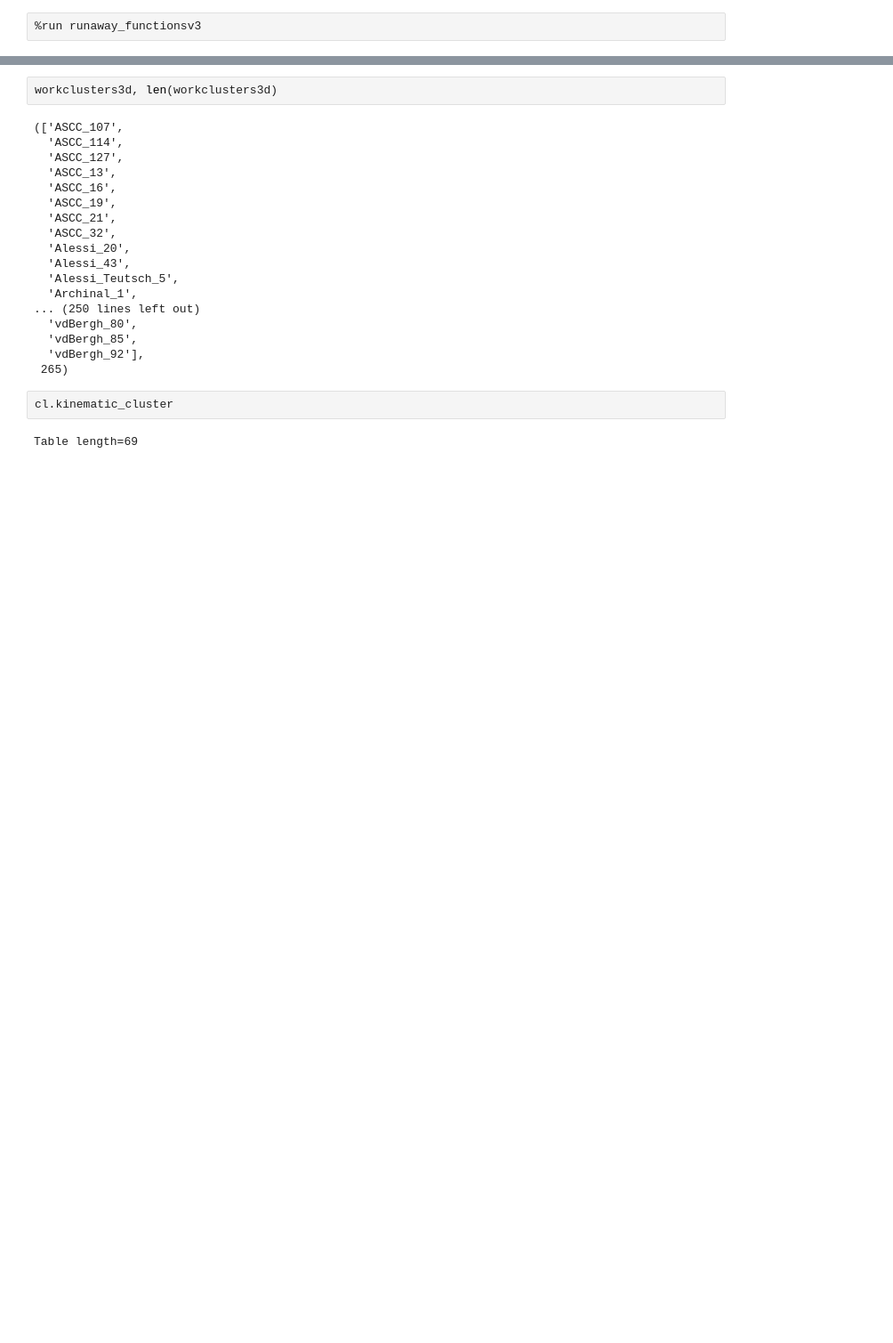
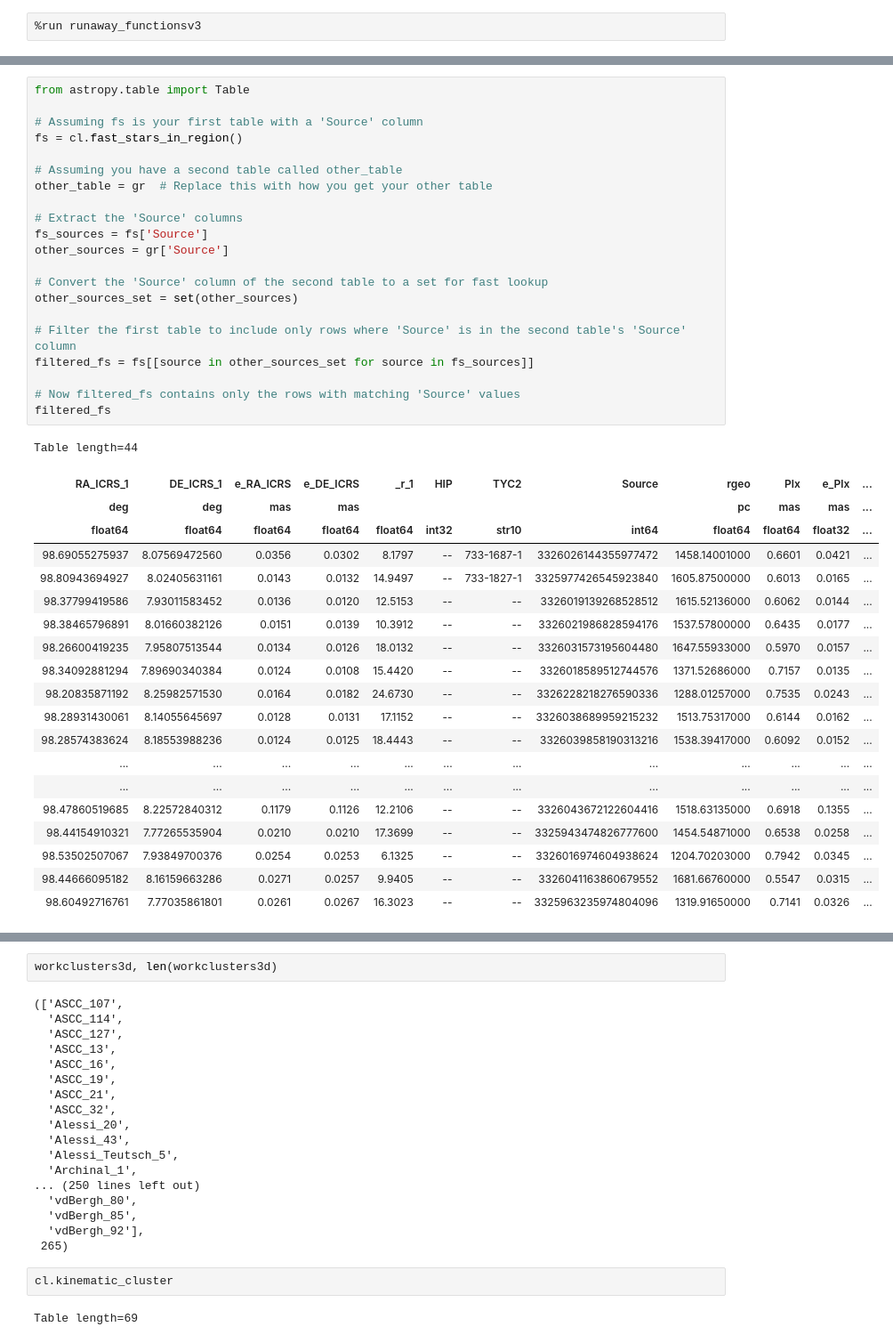
Before and after one commit to surodeep26/Runaway-Stars, a Jupyter notebook: v16.ipynb, the cells around one changed output, grey strips where cells are left out. Shown at 89% size. Saved outputs shown, nothing was run; the diff lists cells and outputs as text; blank space fills up the shorter version.

```diff
--- a/v16.ipynb
+++ b/v16.ipynb
@@ -8,0 +94,42 @@ for cluster in workclusters[:]:
+# %%
+from astropy.table import Table
+
+# Assuming fs is your first table with a 'Source' column
+fs = cl.fast_stars_in_region()
+
+# Assuming you have a second table called other_table
+other_table = gr  # Replace this with how you get your other table
+
+# Extract the 'Source' columns
+fs_sources = fs['Source']
+other_sources = gr['Source']
+
+# Convert the 'Source' column of the second table to a set for fast lookup
+other_sources_set = set(other_sources)
+
+# Filter the first table to include only rows where 'Source' is in the second table's 'Source' column
+filtered_fs = fs[[source in other_sources_set for source in fs_sources]]
+
+# Now filtered_fs contains only the rows with matching 'Source' values
+filtered_fs
+# %% [output]
+Table length=44
+| RA_ICRS_1 | DE_ICRS_1 | e_RA_ICRS | e_DE_ICRS | _r_1 | HIP | TYC2 | Source | rgeo | Plx | e_Plx | ... |
+| deg | deg | mas | mas |  |  |  |  | pc | mas | mas | ... |
+| float64 | float64 | float64 | float64 | float64 | int32 | str10 | int64 | float64 | float64 | float32 | ... |
+| 98.69055275937 | 8.07569472560 | 0.0356 | 0.0302 | 8.1797 | -- | 733-1687-1 | 3326026144355977472 | 1458.14001000 | 0.6601 | 0.0421 | ... |
+| 98.80943694927 | 8.02405631161 | 0.0143 | 0.0132 | 14.9497 | -- | 733-1827-1 | 3325977426545923840 | 1605.87500000 | 0.6013 | 0.0165 | ... |
+| 98.37799419586 | 7.93011583452 | 0.0136 | 0.0120 | 12.5153 | -- | -- | 3326019139268528512 | 1615.52136000 | 0.6062 | 0.0144 | ... |
+| 98.38465796891 | 8.01660382126 | 0.0151 | 0.0139 | 10.3912 | -- | -- | 3326021986828594176 | 1537.57800000 | 0.6435 | 0.0177 | ... |
+| 98.26600419235 | 7.95807513544 | 0.0134 | 0.0126 | 18.0132 | -- | -- | 3326031573195604480 | 1647.55933000 | 0.5970 | 0.0157 | ... |
+| 98.34092881294 | 7.89690340384 | 0.0124 | 0.0108 | 15.4420 | -- | -- | 3326018589512744576 | 1371.52686000 | 0.7157 | 0.0135 | ... |
+| 98.20835871192 | 8.25982571530 | 0.0164 | 0.0182 | 24.6730 | -- | -- | 3326228218276590336 | 1288.01257000 | 0.7535 | 0.0243 | ... |
+| 98.28931430061 | 8.14055645697 | 0.0128 | 0.0131 | 17.1152 | -- | -- | 3326038689959215232 | 1513.75317000 | 0.6144 | 0.0162 | ... |
+| 98.28574383624 | 8.18553988236 | 0.0124 | 0.0125 | 18.4443 | -- | -- | 3326039858190313216 | 1538.39417000 | 0.6092 | 0.0152 | ... |
+| ... | ... | ... | ... | ... | ... | ... | ... | ... | ... | ... | ... |
+| ... | ... | ... | ... | ... | ... | ... | ... | ... | ... | ... | ... |
+| 98.47860519685 | 8.22572840312 | 0.1179 | 0.1126 | 12.2106 | -- | -- | 3326043672122604416 | 1518.63135000 | 0.6918 | 0.1355 | ... |
+| 98.44154910321 | 7.77265535904 | 0.0210 | 0.0210 | 17.3699 | -- | -- | 3325943474826777600 | 1454.54871000 | 0.6538 | 0.0258 | ... |
+| 98.53502507067 | 7.93849700376 | 0.0254 | 0.0253 | 6.1325 | -- | -- | 3326016974604938624 | 1204.70203000 | 0.7942 | 0.0345 | ... |
+| 98.44666095182 | 8.16159663286 | 0.0271 | 0.0257 | 9.9405 | -- | -- | 3326041163860679552 | 1681.66760000 | 0.5547 | 0.0315 | ... |
+| 98.60492716761 | 7.77035861801 | 0.0261 | 0.0267 | 16.3023 | -- | -- | 3325963235974804096 | 1319.91650000 | 0.7141 | 0.0326 | ... |
```
Also changed, not shown: parts of 14 cells of this notebook, 4 other files.
